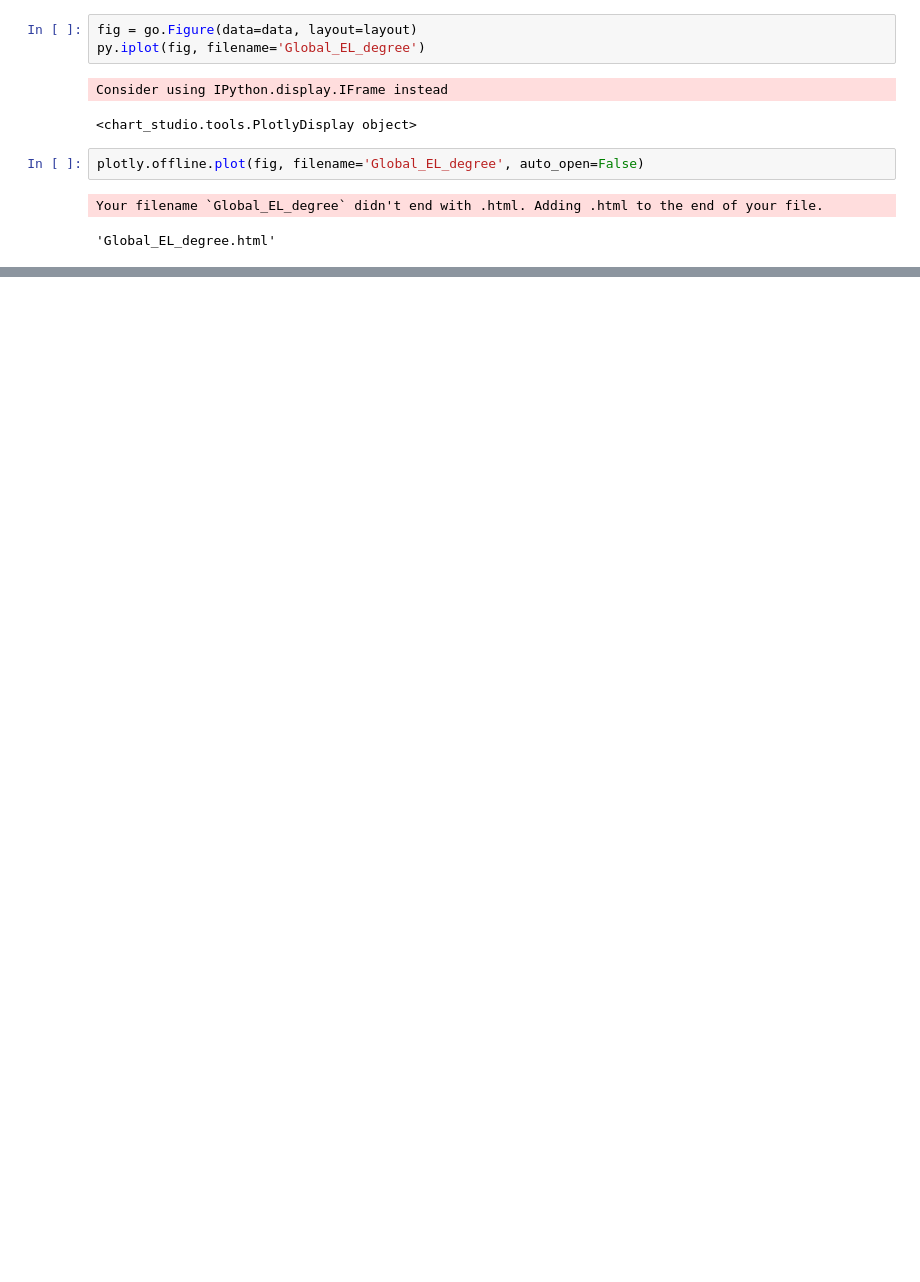
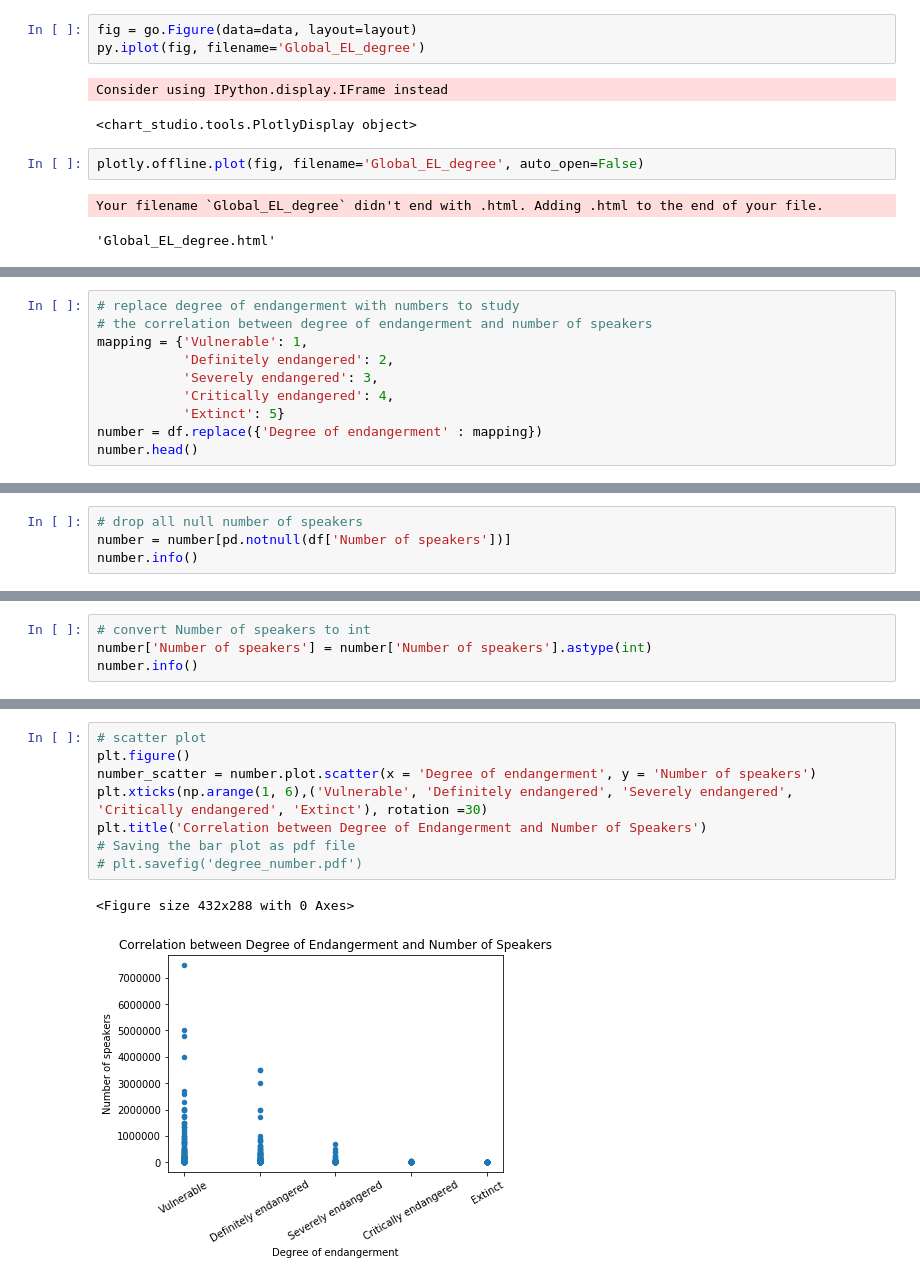
Before and after one commit to wendyrliang/EndangeredLanguages, a Jupyter notebook: Endangered_map.ipynb, the cells around one changed output, grey strips where cells are left out. Drawn from its saved outputs; the diff is of its cells as text; blank space fills up the shorter version.

```diff
--- a/Endangered_map.ipynb
+++ b/Endangered_map.ipynb
@@ -327,0 +365,10 @@ Your filename `Global_EL_degree` didn't end with .html. Adding .html to the end
+# %%
+# replace degree of endangerment with numbers to study
+# the correlation between degree of endangerment and number of speakers
+mapping = {'Vulnerable': 1,
+           'Definitely endangered': 2,
+           'Severely endangered': 3,
+           'Critically endangered': 4,
+           'Extinct': 5}
+number = df.replace({'Degree of endangerment' : mapping})
+number.head()
@@ -327,0 +382,4 @@ Your filename `Global_EL_degree` didn't end with .html. Adding .html to the end
+# %%
+# drop all null number of speakers
+number = number[pd.notnull(df['Number of speakers'])]
+number.info()
@@ -327,0 +399,4 @@ Your filename `Global_EL_degree` didn't end with .html. Adding .html to the end
+# %%
+# convert Number of speakers to int
+number['Number of speakers'] = number['Number of speakers'].astype(int)
+number.info()
@@ -327,0 +416,11 @@ Your filename `Global_EL_degree` didn't end with .html. Adding .html to the end
+# %%
+# scatter plot
+plt.figure()
+number_scatter = number.plot.scatter(x = 'Degree of endangerment', y = 'Number of speakers')
+plt.xticks(np.arange(1, 6),('Vulnerable', 'Definitely endangered', 'Severely endangered', 'Critically endangered', 'Extinct'), rotation =30)
+plt.title('Correlation between Degree of Endangerment and Number of Speakers')
+# Saving the bar plot as pdf file
+# plt.savefig('degree_number.pdf')
+# %% [output]
+<Figure size 432x288 with 0 Axes>
+[figure, added]
```
Also changed, not shown: parts of 15 cells of this notebook, 4 other files.
